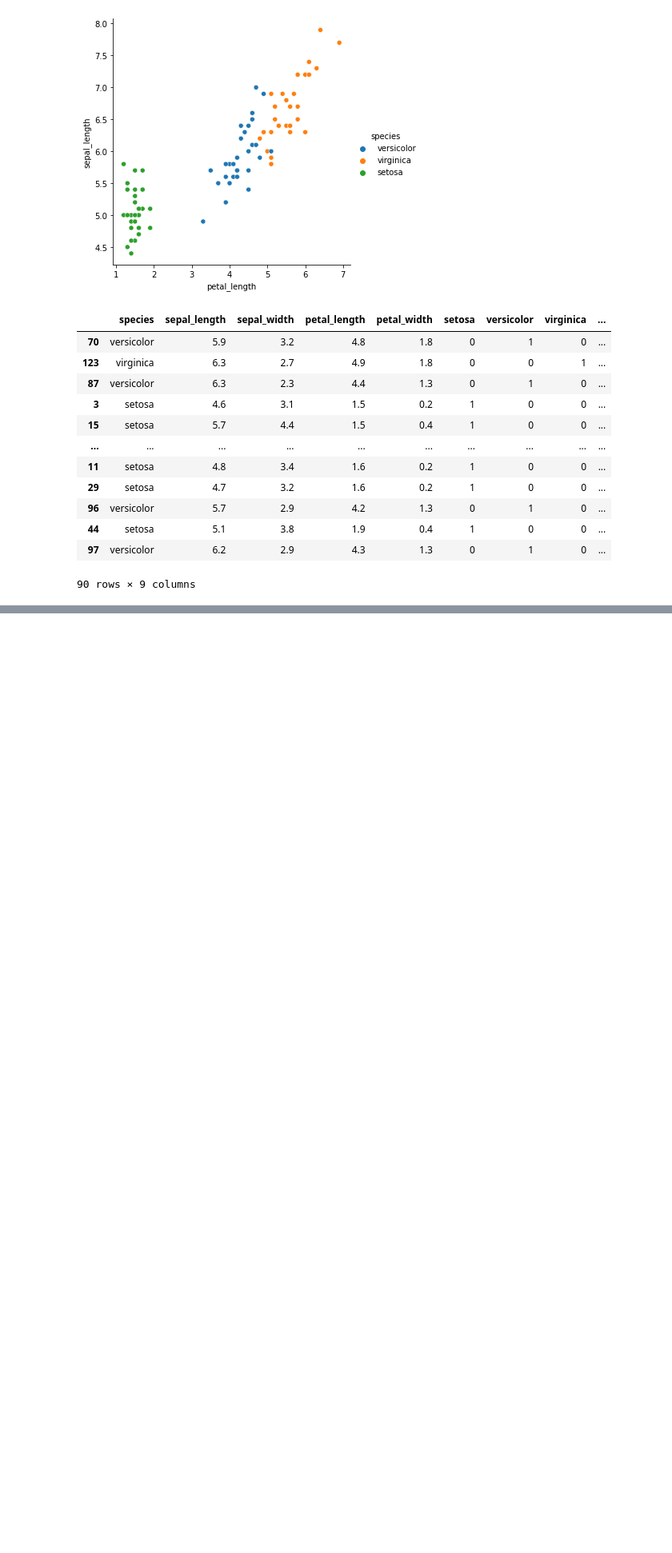
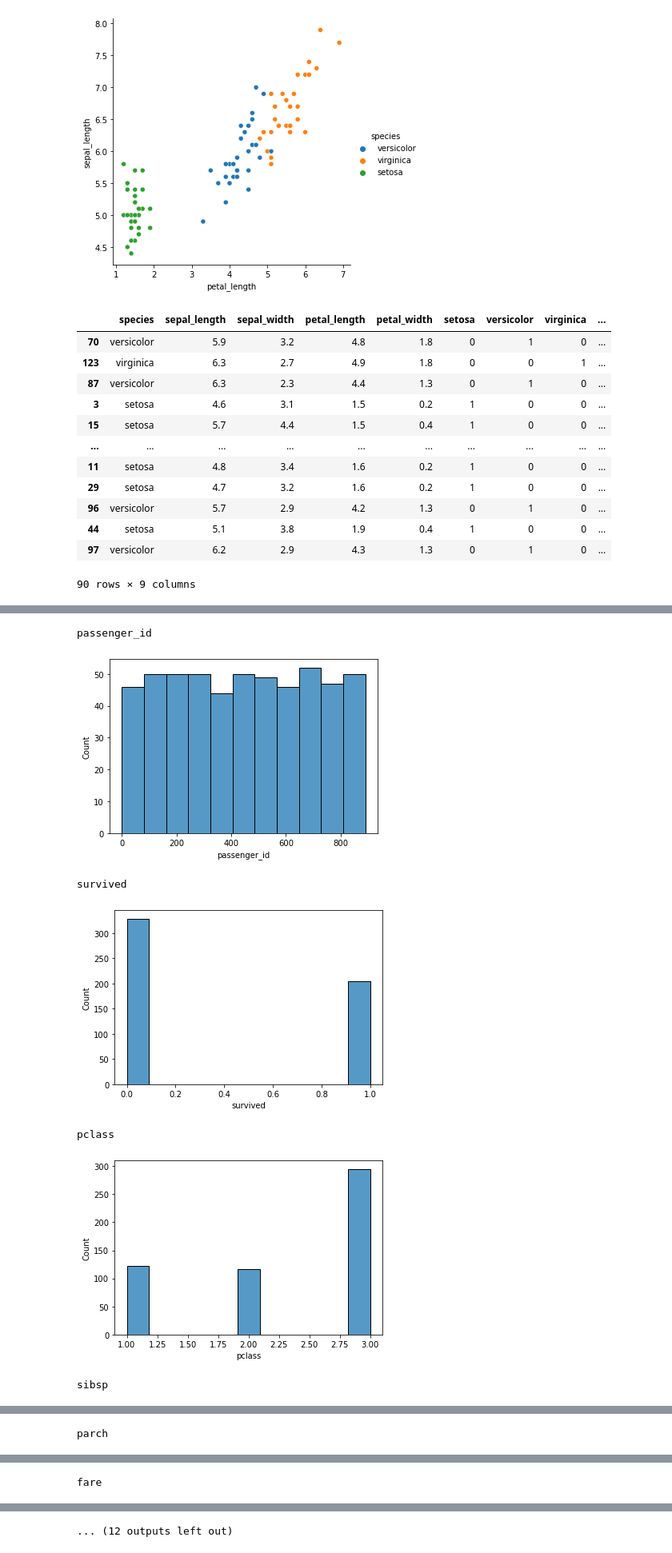
Before and after one commit to Larry-Holmes/classification-exercises, a Jupyter notebook: classification_exercises.ipynb, the cells around one changed output, grey strips where cells are left out. Shown: that part at 80% size. Drawn from its saved outputs; the diff is of its cells as text; code cells hidden in the pictures; blank space fills up the shorter version.

```diff
--- a/classification_exercises.ipynb
+++ b/classification_exercises.ipynb
@@ -901,0 +1018,13 @@ else:
+# %%
+for col in t_var:
+    print(col)
+    sns.histplot(data = train, x=col)
+    plt.show()
+# %% [output]
+passenger_id
+[figure, added]
+survived
+[figure, added]
+pclass
+[figure, added]
+sibsp
@@ -901,0 +1032 @@ else:
+parch
@@ -901,0 +1034 @@ else:
+fare
@@ -901,0 +1036 @@ else:
+... (12 outputs left out)
```
Also changed, not shown: parts of 18 cells of this notebook, 2 other files.
